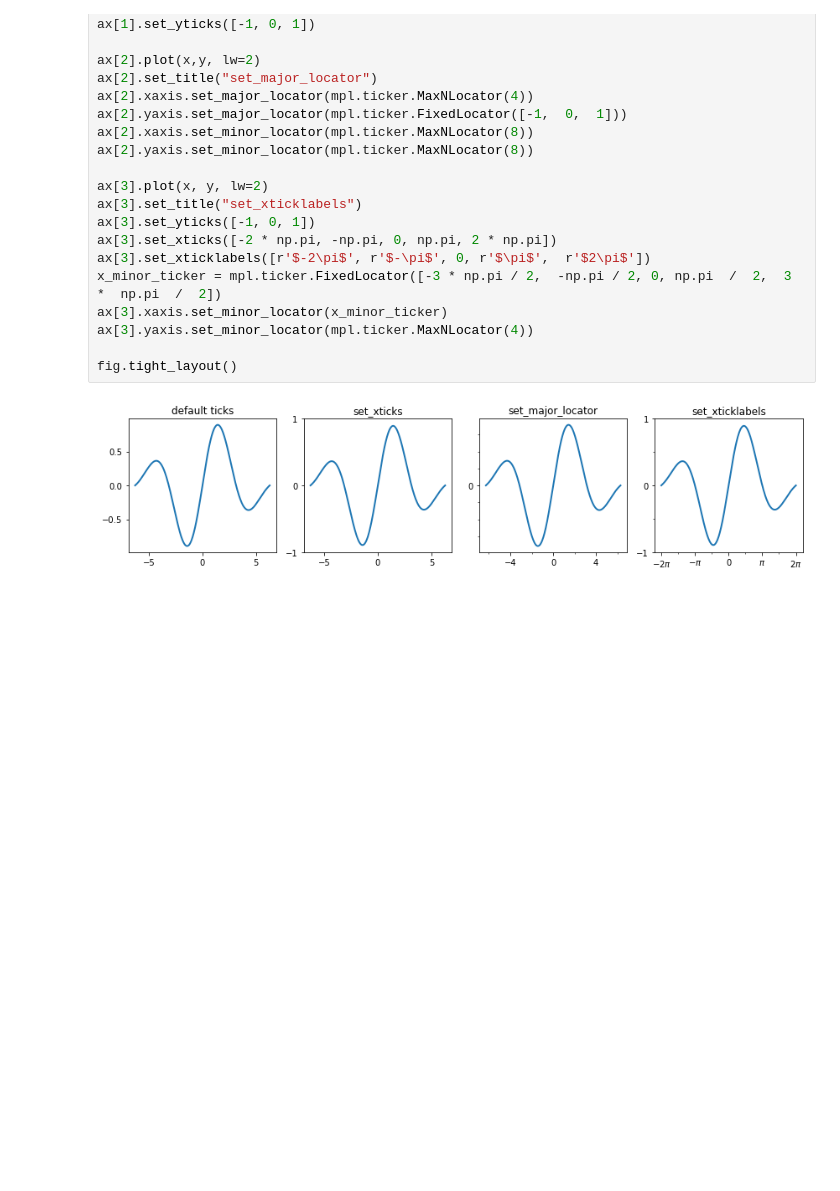
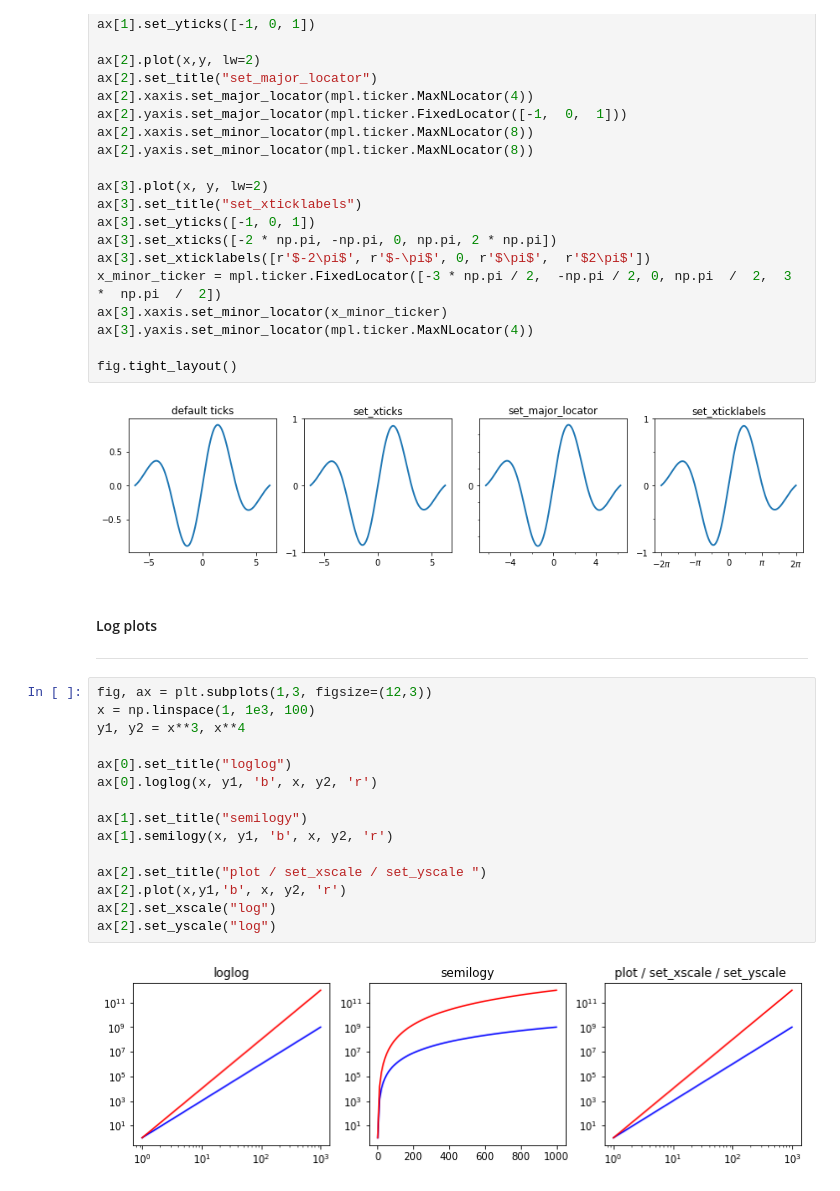
Before and after one commit to karimimp/cheetah, a Jupyter notebook: matplotlib_basics.ipynb, the cells around one changed output. Saved outputs shown, nothing was run; the diff lists cells and outputs as text; blank space fills up the shorter version.

Commit message:
log plot, twin axes, spine

```diff
--- a/matplotlib_basics.ipynb
+++ b/matplotlib_basics.ipynb
@@ -83,3 +83,23 @@ ax[3].yaxis.set_minor_locator(mpl.ticker.MaxNLocator(4))
 fig.tight_layout()
 # %% [output]
 [figure]
+# %% [markdown]
+#### Log plots
+---
+# %%
+fig, ax = plt.subplots(1,3, figsize=(12,3))
+x = np.linspace(1, 1e3, 100)
+y1, y2 = x**3, x**4
+
+ax[0].set_title("loglog")
+ax[0].loglog(x, y1, 'b', x, y2, 'r')
+
+ax[1].set_title("semilogy")
+ax[1].semilogy(x, y1, 'b', x, y2, 'r')
+
+ax[2].set_title("plot / set_xscale / set_yscale ")
+ax[2].plot(x,y1,'b', x, y2, 'r')
+ax[2].set_xscale("log")
+ax[2].set_yscale("log")
+# %% [output]
+[figure, added]
```
Also changed, not shown: parts of 4 cells of this notebook.
